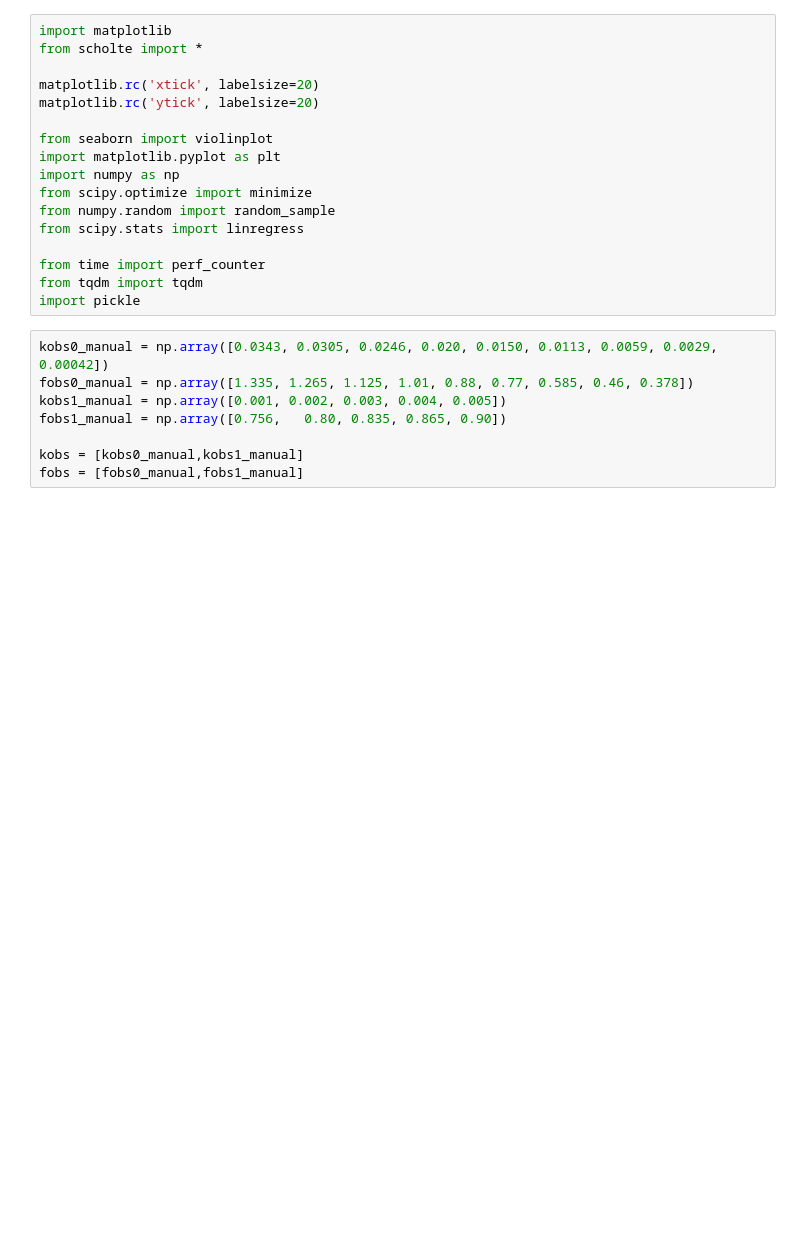
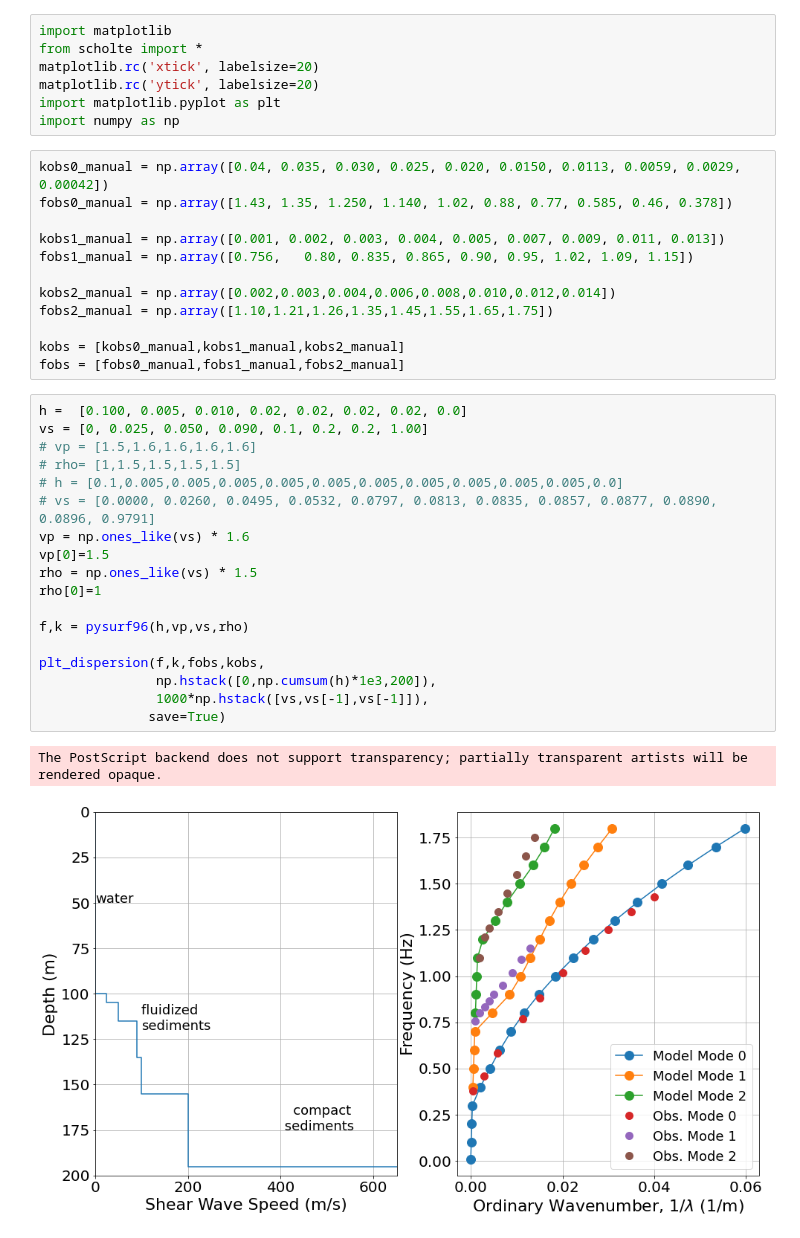
Before and after one commit to bradlipovsky/whidbey-surface-waves, a Jupyter notebook: plot-sdisp96.ipynb, the cells around one changed output. Cells and saved outputs as stored; diff of their text form; blank space fills up the shorter version.

```diff
--- a/plot-sdisp96.ipynb
+++ b/plot-sdisp96.ipynb
@@ -1,26 +1,41 @@
 # %%
 import matplotlib
 from scholte import *
-
 matplotlib.rc('xtick', labelsize=20)
 matplotlib.rc('ytick', labelsize=20)
-
-from seaborn import violinplot
 import matplotlib.pyplot as plt
 import numpy as np
-from scipy.optimize import minimize
-from numpy.random import random_sample
-from scipy.stats import linregress
-
-from time import perf_counter
-from tqdm import tqdm
-import pickle
 # %%
-kobs0_manual = np.array([0.0343, 0.0305, 0.0246, 0.020, 0.0150, 0.0113, 0.0059, 0.0029, 0.00042])
-fobs0_manual = np.array([1.335, 1.265, 1.125, 1.01, 0.88, 0.77, 0.585, 0.46, 0.378])
-kobs1_manual = np.array([0.001, 0.002, 0.003, 0.004, 0.005])
-fobs1_manual = np.array([0.756,   0.80, 0.835, 0.865, 0.90])
+kobs0_manual = np.array([0.04, 0.035, 0.030, 0.025, 0.020, 0.0150, 0.0113, 0.0059, 0.0029, 0.00042])
+fobs0_manual = np.array([1.43, 1.35, 1.250, 1.140, 1.02, 0.88, 0.77, 0.585, 0.46, 0.378])
 
-kobs = [kobs0_manual,kobs1_manual]
-fobs = [fobs0_manual,fobs1_manual]
+kobs1_manual = np.array([0.001, 0.002, 0.003, 0.004, 0.005, 0.007, 0.009, 0.011, 0.013])
+fobs1_manual = np.array([0.756,   0.80, 0.835, 0.865, 0.90, 0.95, 1.02, 1.09, 1.15])
+
+kobs2_manual = np.array([0.002,0.003,0.004,0.006,0.008,0.010,0.012,0.014])
+fobs2_manual = np.array([1.10,1.21,1.26,1.35,1.45,1.55,1.65,1.75])
+
+kobs = [kobs0_manual,kobs1_manual,kobs2_manual]
+fobs = [fobs0_manual,fobs1_manual,fobs2_manual]
+# %%
+h =  [0.100, 0.005, 0.010, 0.02, 0.02, 0.02, 0.02, 0.0]
+vs = [0, 0.025, 0.050, 0.090, 0.1, 0.2, 0.2, 1.00]
+# vp = [1.5,1.6,1.6,1.6,1.6]
+# rho= [1,1.5,1.5,1.5,1.5]
+# h = [0.1,0.005,0.005,0.005,0.005,0.005,0.005,0.005,0.005,0.005,0.005,0.0]
+# vs = [0.0000, 0.0260, 0.0495, 0.0532, 0.0797, 0.0813, 0.0835, 0.0857, 0.0877, 0.0890, 0.0896, 0.9791]
+vp = np.ones_like(vs) * 1.6
+vp[0]=1.5
+rho = np.ones_like(vs) * 1.5
+rho[0]=1
+
+f,k = pysurf96(h,vp,vs,rho)
+
+plt_dispersion(f,k,fobs,kobs,
+               np.hstack([0,np.cumsum(h)*1e3,200]),
+               1000*np.hstack([vs,vs[-1],vs[-1]]),
+              save=True)
+# %% [output]
+The PostScript backend does not support transparency; partially transparent artists will be rendered opaque.
+[figure, added]
 # %%
```
Also changed, not shown: parts of 22 cells of this notebook, 4 other files.
